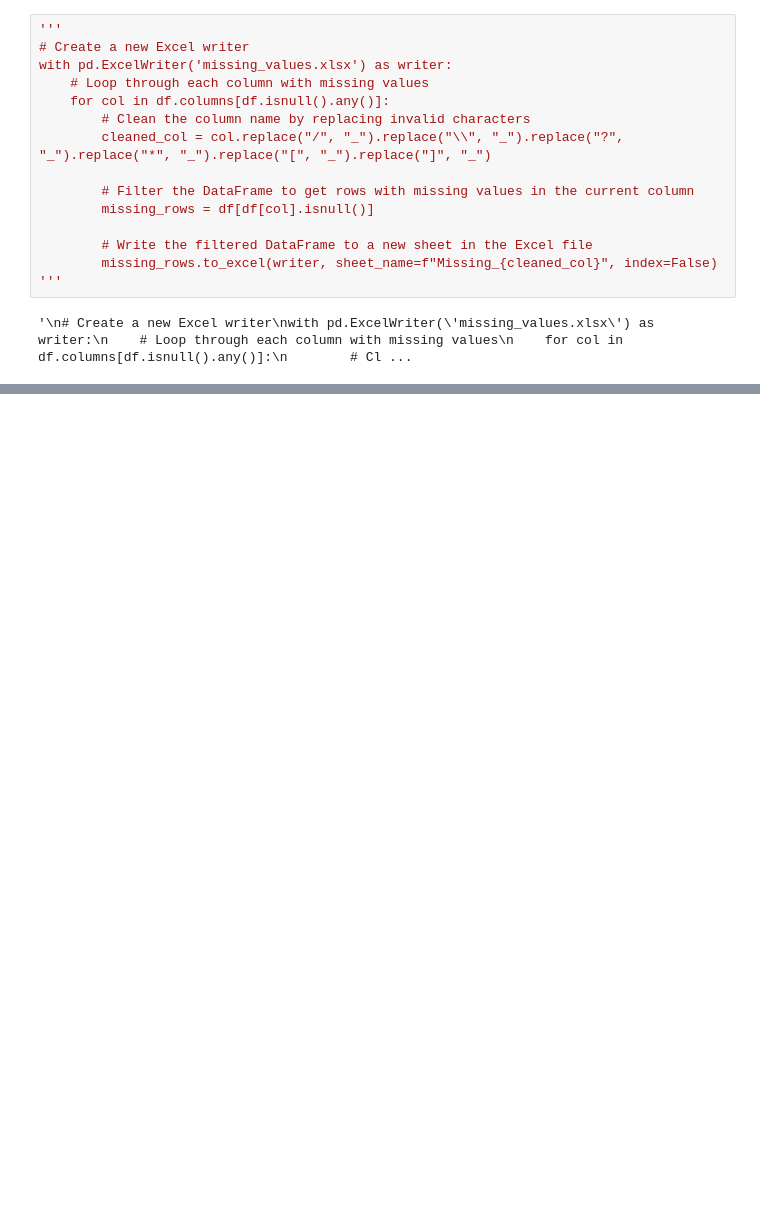
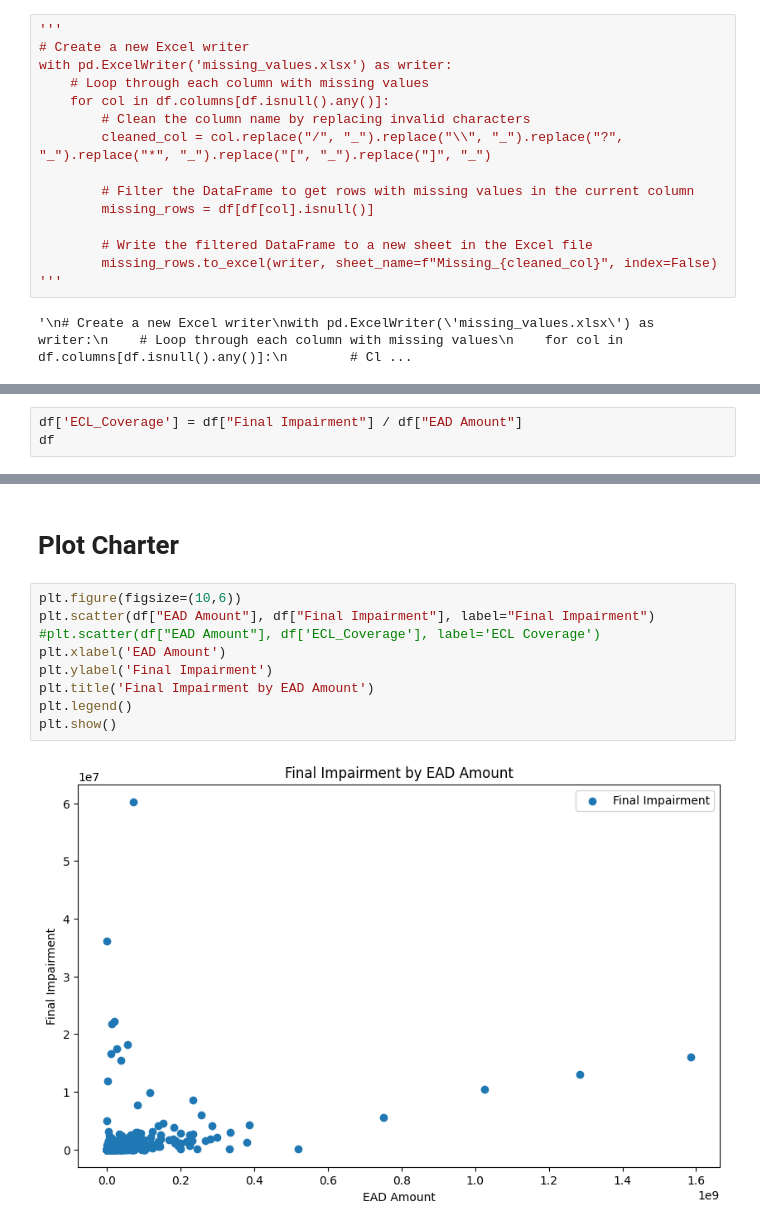
Before and after one commit to alisamirs/AuditMaster, a Jupyter notebook: AWBE ECL.ipynb, the cells around one changed output, grey strips where cells are left out. Saved outputs shown, nothing was run; the diff lists cells and outputs as text; blank space fills up the shorter version.

```diff
--- a/AWBE ECL.ipynb
+++ b/AWBE ECL.ipynb
@@ -99,0 +105,3 @@ ModuleNotFoundError: No module named 'sklearn'
+# %%
+df['ECL_Coverage'] = df["Final Impairment"] / df["EAD Amount"]
+df
@@ -99,0 +122,13 @@ ModuleNotFoundError: No module named 'sklearn'
+# %% [markdown]
+# Plot Charter
+# %%
+plt.figure(figsize=(10,6))
+plt.scatter(df["EAD Amount"], df["Final Impairment"], label="Final Impairment")
+#plt.scatter(df["EAD Amount"], df['ECL_Coverage'], label='ECL Coverage')
+plt.xlabel('EAD Amount')
+plt.ylabel('Final Impairment')
+plt.title('Final Impairment by EAD Amount')
+plt.legend()
+plt.show()
+# %% [output]
+[figure, added]
```
Also changed, not shown: parts of 9 cells of this notebook.
